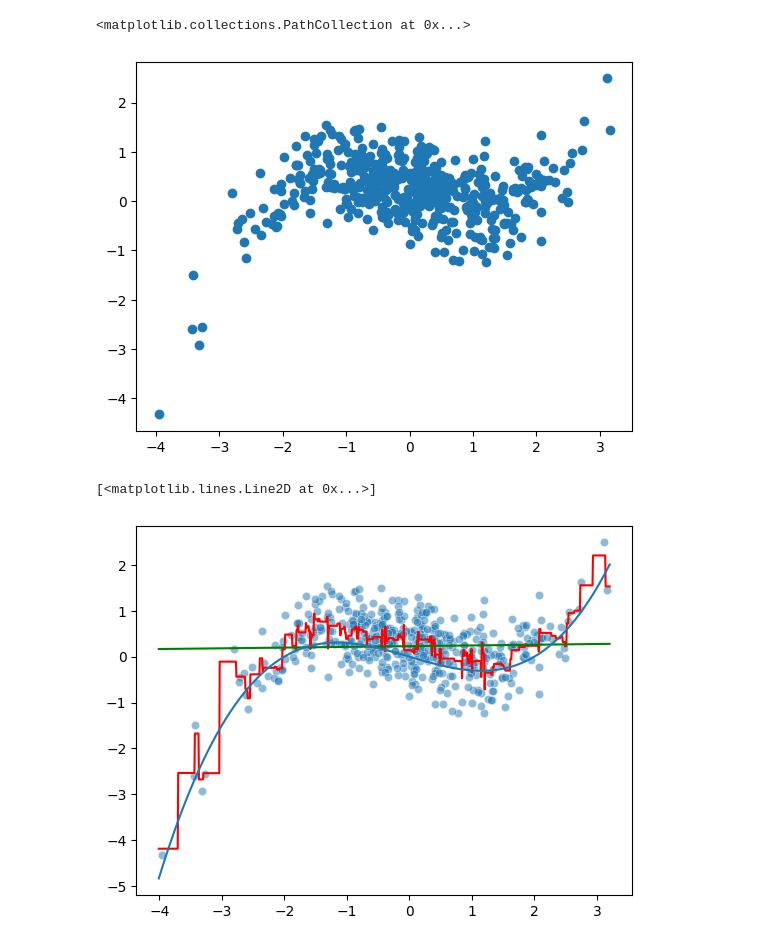
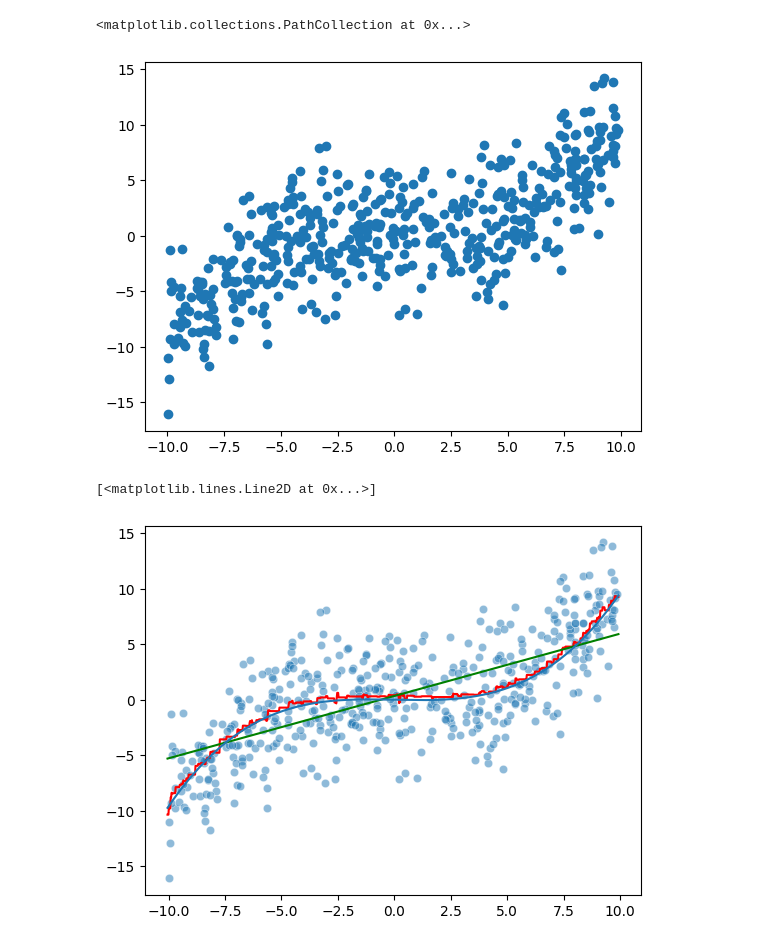
Before and after one commit to alexanderoa/blog_code, a Jupyter notebook: nonlinear_adjust/nonlinear_adjust.ipynb, the cells around one changed output. Drawn from its saved outputs; the diff is of its cells as text; code cells hidden in the pictures.

```diff
--- a/nonlinear_adjust/nonlinear_adjust.ipynb
+++ b/nonlinear_adjust/nonlinear_adjust.ipynb
@@ -10,28 +36,25 @@ import seaborn as sns
 # %%
 rng = np.random.default_rng(seed = 123)
 n = 500
 effect = 0.5
 t_proportion = 0.5
-x = rng.normal(scale = 1.2, size = (n,))
+x = rng.uniform(low=-10, high=10, size = (n,))
 t = rng.binomial(n=1, p=t_proportion, size=(n,))
-xt = 10*(x**2/20-0.2)*(x/5)
-y = effect*t + xt + rng.normal(scale = 0.4, size=(n,))
+xt = (x**2/20-0.2)*(x/5)
+y = effect*t + xt + rng.normal(scale = 3, size=(n,))
 plt.scatter(x, y)
 # %% [output]
 <matplotlib.collections.PathCollection at 0x...>
-[figure, old version]
+[figure, new version]
 # %%
-data = pd.DataFrame(
-    {"x" : x,
-    "t": t,
-    "y" : y}
-)
-g = GradientBoostingRegressor().fit(x.reshape(-1,1), y)
-reg = LinearRegression().fit(x.reshape(-1,1), y)
+data = nonlinear_generator(x_coef=1)
+
+g = GradientBoostingRegressor().fit(data[['X']].to_numpy(), data['Y'].to_numpy())
+reg = LinearRegression().fit(data[['X']].to_numpy(), data['Y'].to_numpy())
 
 xgrid = np.linspace(
-    start = np.min(data['x'])-0.05,
-    stop = np.max(data['x']+0.05),
+    start = np.min(data['X'])-0.05,
+    stop = np.max(data['X']+0.05),
     num=1000).reshape(-1,1)
 
 gpreds = g.predict(xgrid)
@@ -40,7 +63,7 @@ rpreds = reg.predict(xgrid)
 sns.scatterplot(x=x, y=y, alpha=0.5)
 plt.plot(xgrid, gpreds, color='red')
 plt.plot(xgrid, rpreds, color='green')
-plt.plot(xgrid, 10*(xgrid**2/20-0.2)*(xgrid/5))
+plt.plot(xgrid, (xgrid**2/20-0.2)*(xgrid/5))
 # %% [output]
 [<matplotlib.lines.Line2D at 0x...>]
-[figure, old version]
+[figure, new version]
```
Also changed, not shown: parts of 6 cells of this notebook.
